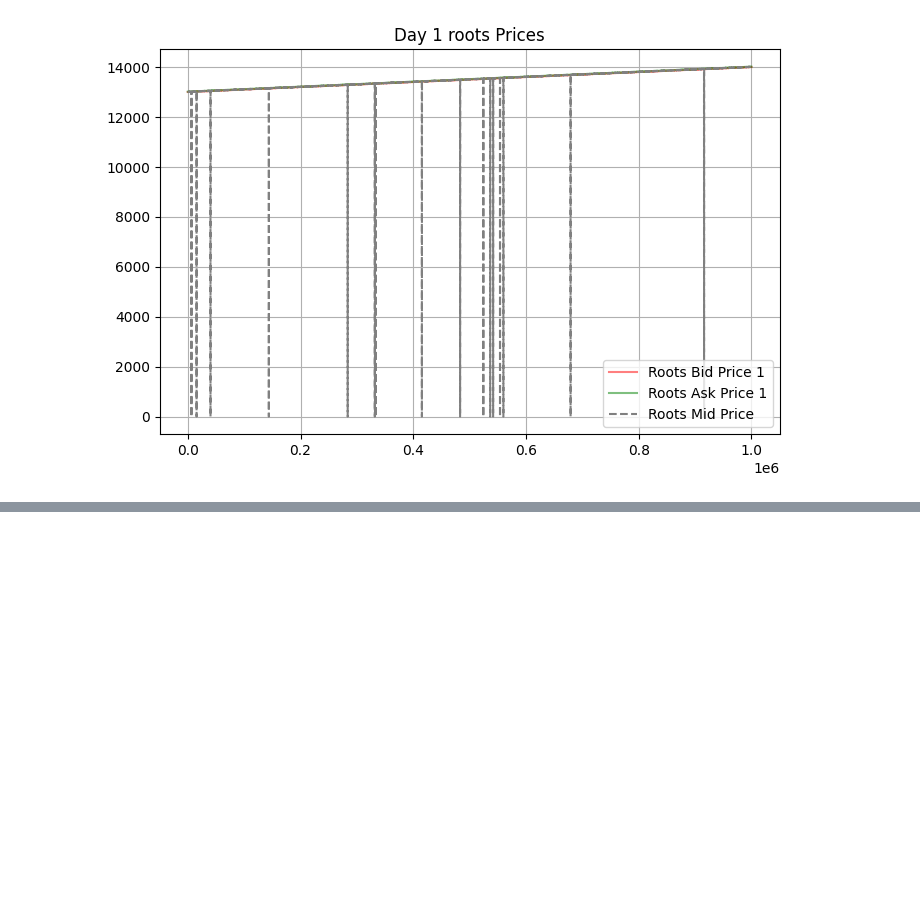
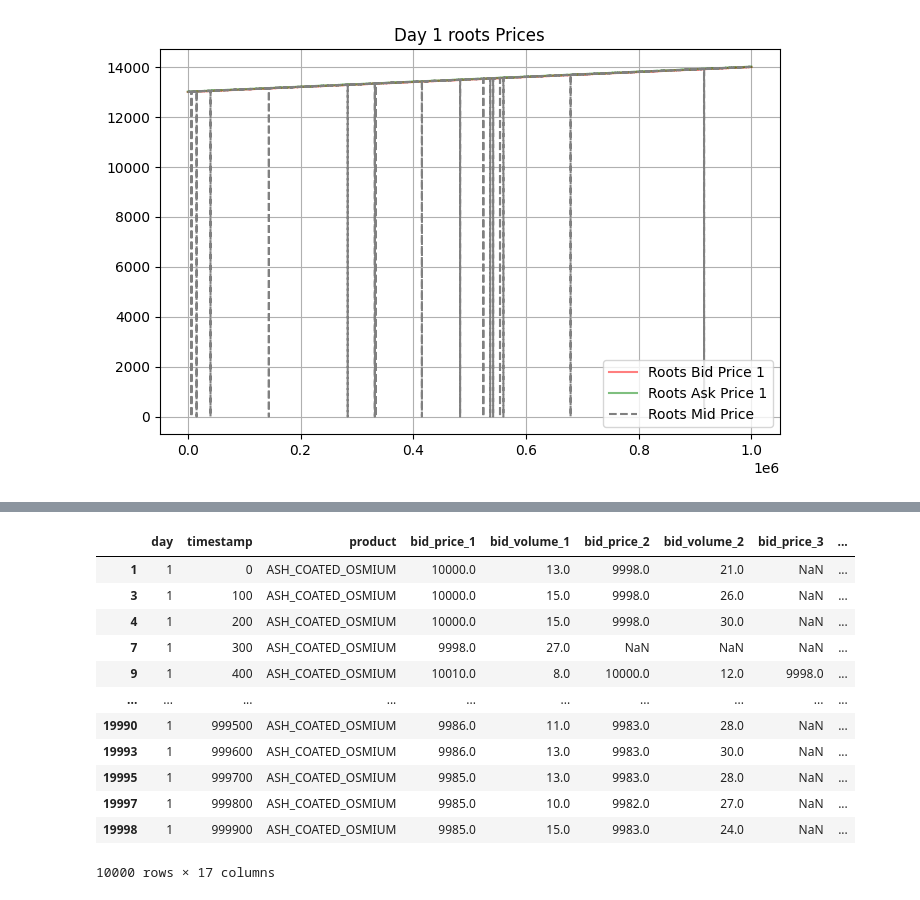
Before and after one commit to squilliam34/imc-prosperity-4, a Jupyter notebook: experimenting/round2.ipynb, the cells around one changed output, grey strips where cells are left out. Drawn from its saved outputs; the diff is of its cells as text; code cells hidden in the pictures; blank space fills up the shorter version.

```diff
--- a/experimenting/round2.ipynb
+++ b/experimenting/round2.ipynb
@@ -200,0 +214,16 @@ Z = 1
+# %%
+display(osmium_1)
+# %% [output]
+|  | day | timestamp | product | bid_price_1 | bid_volume_1 | bid_price_2 | bid_volume_2 | bid_price_3 | ... |
+| 1 | 1 | 0 | ASH_COATED_OSMIUM | 10000.0 | 13.0 | 9998.0 | 21.0 | NaN | ... |
+| 3 | 1 | 100 | ASH_COATED_OSMIUM | 10000.0 | 15.0 | 9998.0 | 26.0 | NaN | ... |
+| 4 | 1 | 200 | ASH_COATED_OSMIUM | 10000.0 | 15.0 | 9998.0 | 30.0 | NaN | ... |
+| 7 | 1 | 300 | ASH_COATED_OSMIUM | 9998.0 | 27.0 | NaN | NaN | NaN | ... |
+| 9 | 1 | 400 | ASH_COATED_OSMIUM | 10010.0 | 8.0 | 10000.0 | 12.0 | 9998.0 | ... |
+| ... | ... | ... | ... | ... | ... | ... | ... | ... | ... |
+| 19990 | 1 | 999500 | ASH_COATED_OSMIUM | 9986.0 | 11.0 | 9983.0 | 28.0 | NaN | ... |
+| 19993 | 1 | 999600 | ASH_COATED_OSMIUM | 9986.0 | 13.0 | 9983.0 | 30.0 | NaN | ... |
+| 19995 | 1 | 999700 | ASH_COATED_OSMIUM | 9985.0 | 13.0 | 9983.0 | 28.0 | NaN | ... |
+| 19997 | 1 | 999800 | ASH_COATED_OSMIUM | 9985.0 | 10.0 | 9982.0 | 27.0 | NaN | ... |
+| 19998 | 1 | 999900 | ASH_COATED_OSMIUM | 9985.0 | 15.0 | 9983.0 | 24.0 | NaN | ... |
+10000 rows × 17 columns
```
Also changed, not shown: parts of 4 cells of this notebook.
